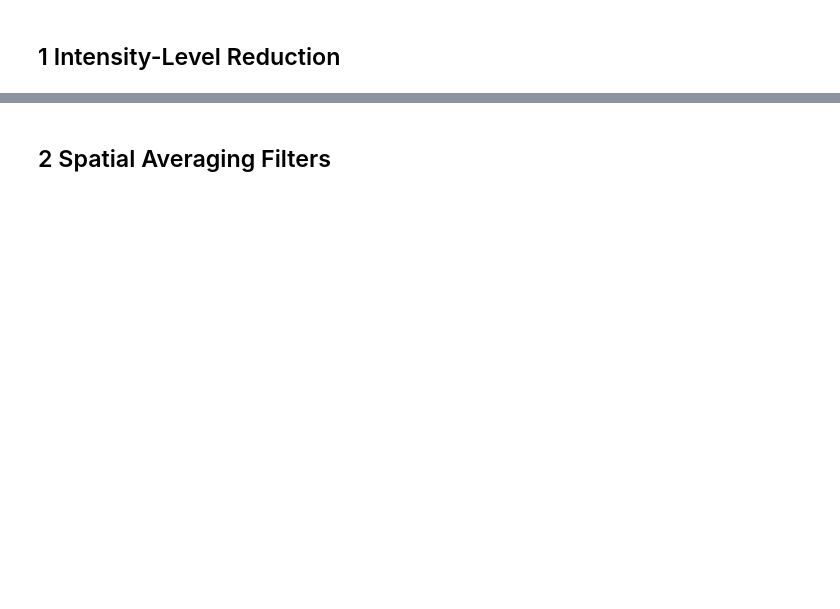
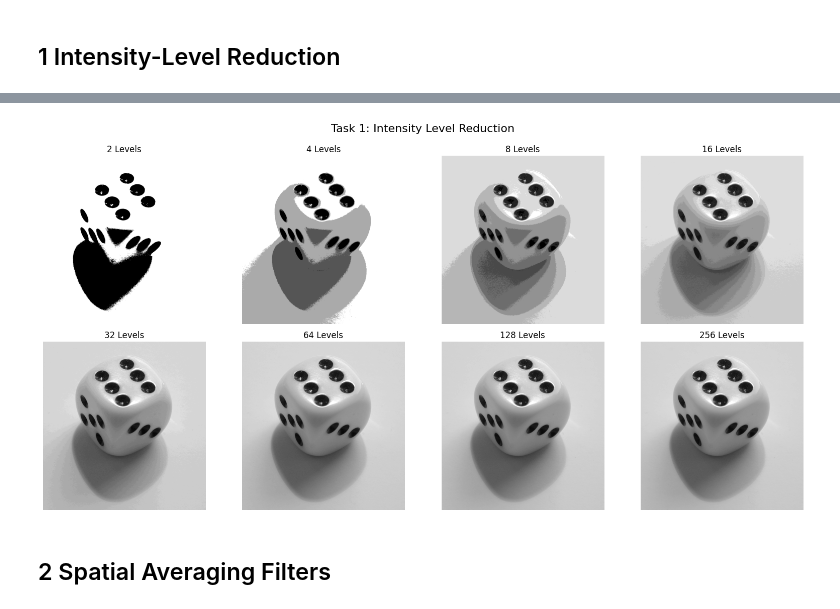
Before and after one commit to sahanrashmikaslk/ImageProcesssingBasics-Assignment-1, a Jupyter notebook: ImageProcessing_Assignment1.ipynb, the cells around one changed output, grey strips where cells are left out. Saved outputs shown, nothing was run; the diff lists cells and outputs as text; code cells hidden in the pictures; blank space fills up the shorter version.

```diff
--- a/ImageProcessing_Assignment1.ipynb
+++ b/ImageProcessing_Assignment1.ipynb
@@ -42,2 +40,46 @@ error: OpenCV(4.11.0) D:\a\opencv-python\opencv-python\opencv\modules\imgproc\sr
+# %%
+
+# Convert original image to grayscale
+gray_img = cv2.cvtColor(original_img, cv2.COLOR_BGR2GRAY)
+
+# Function to reduce intensity levels (bit-depth)
+def reduce_levels(img_gray, levels):
+
+    # Validate that levels is a power of 2 between 2 and 256
+    if (levels & (levels - 1)) or levels < 2 or levels > 256:
+        raise ValueError("levels must be power of 2 between 2 and 256")
+
+    # Calculate the intensity range for each level
+    interval = 256 // levels
+
+    # Reduce intensity by flooring and rescaling
+    return ((img_gray // interval) * interval).astype(np.uint8)
+
+# Define the intensity levels to test (powers of 2)
+levels_list = [2, 4, 8, 16, 32, 64, 128, 256]
+
+# Display all reduced images in a grid
+plt.figure(figsize=(16, 8))
+
+for idx, lvl in enumerate(levels_list):
+    # Reduce the image
+    img_reduced = reduce_levels(gray_img, lvl)
+
+    # Plot the image
+    plt.subplot(2, 4, idx + 1)
+    plt.imshow(img_reduced, cmap="gray")
+    plt.title(f"{lvl} Levels")
+    plt.axis("off")
+
+    # Save the image
+    cv2.imwrite(f"results/task1_levels_{lvl}.png", img_reduced)
+
+# Show the complete figure
+plt.suptitle("Task 1: Intensity Level Reduction", fontsize=16)
+plt.tight_layout()
+plt.subplots_adjust(top=0.9)
+plt.show()
+# %% [output]
+[figure, added]
 # %% [markdown]
 ## 2  Spatial Averaging Filters
```
Also changed, not shown: parts of 12 cells of this notebook, 20 other files.
